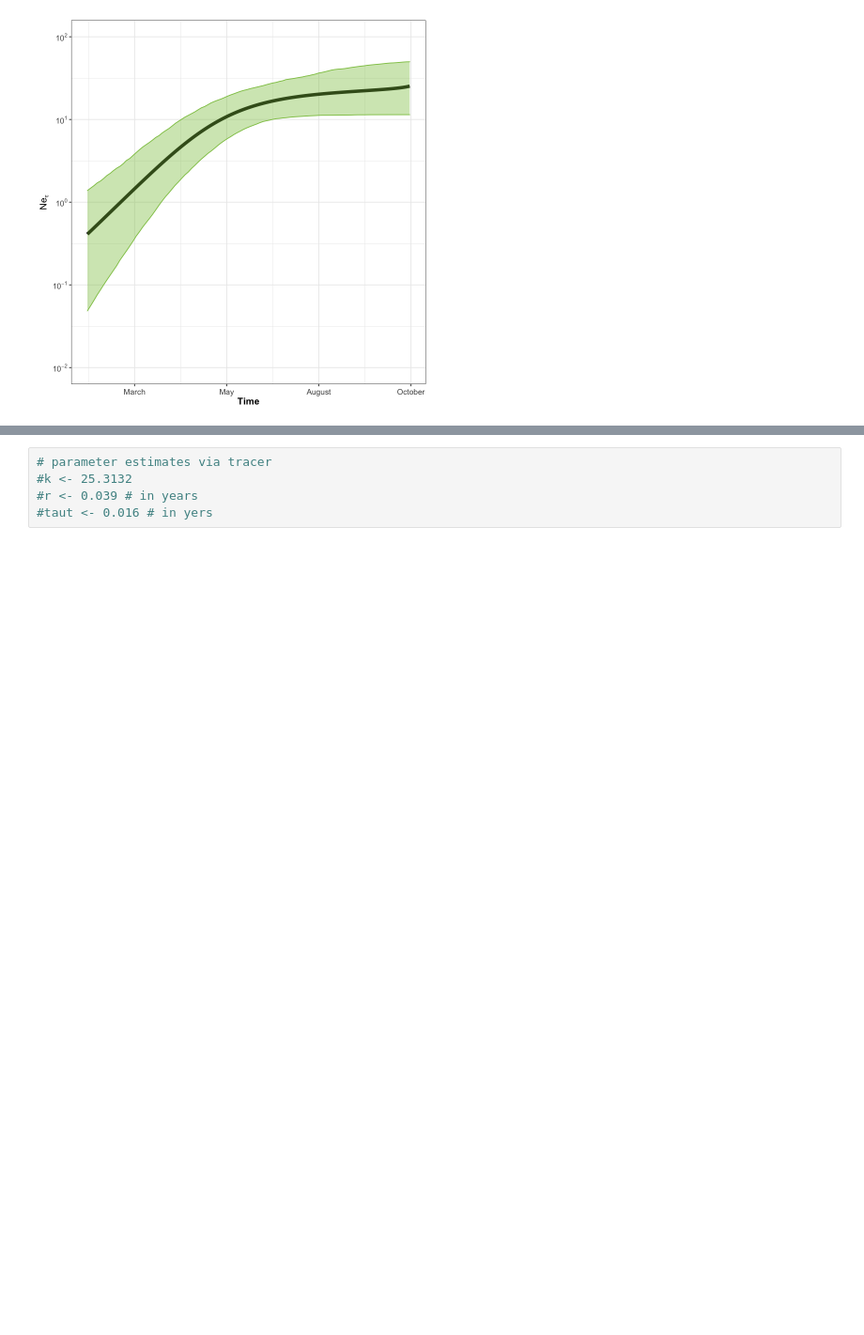
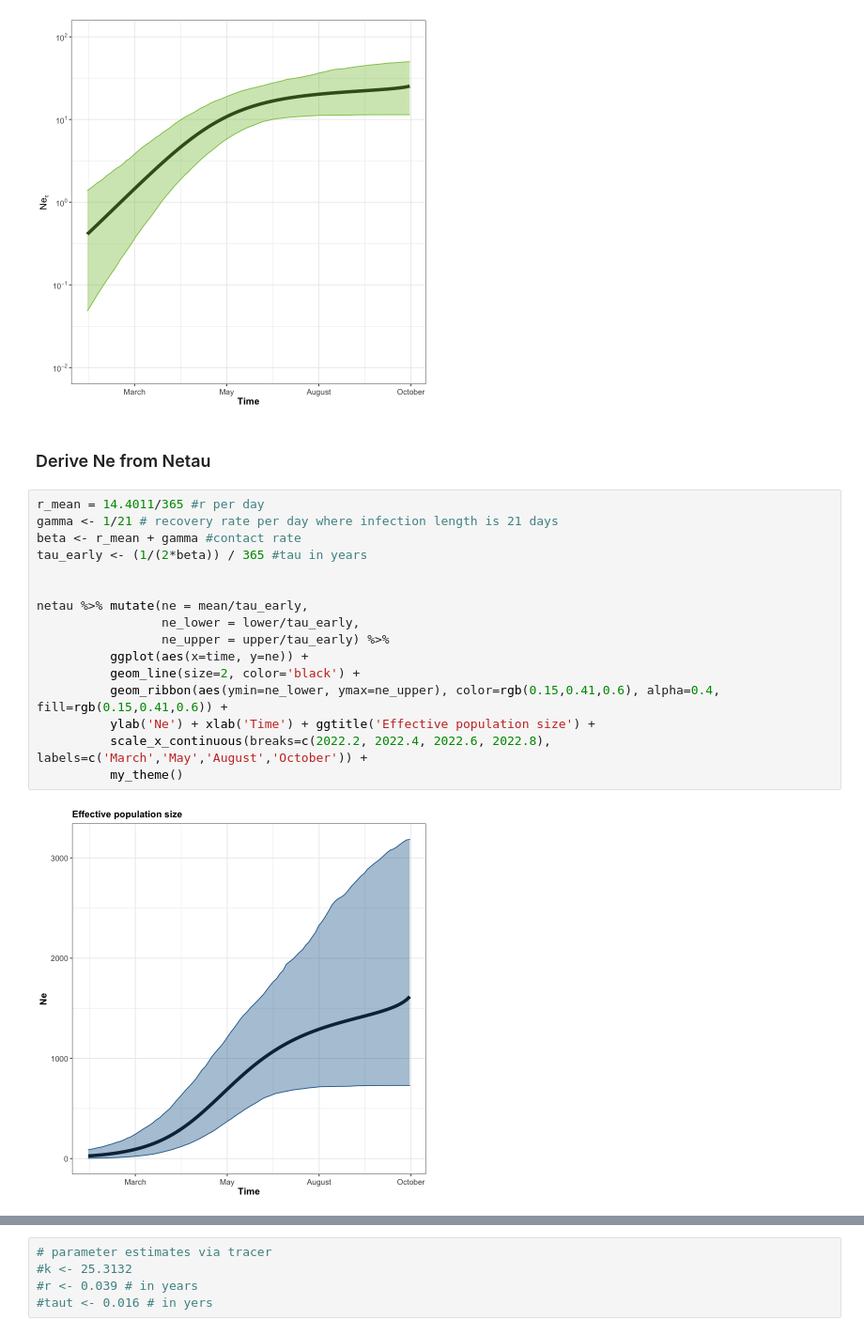
Before and after one commit to blab/mpox-dynamics, a Jupyter notebook: scripts/netau.ipynb, the cells around one changed output, grey strips where cells are left out. Shown at 94% size. Drawn from its saved outputs; the diff is of its cells as text; blank space fills up the shorter version.

```diff
--- a/scripts/netau.ipynb
+++ b/scripts/netau.ipynb
@@ -50,4 +50,24 @@ netau %>% ggplot(aes(x=time, y=mean)) +
          my_theme()
 # %% [output]
 [figure]
+# %% [markdown]
+### Derive Ne from Netau
+# %%
+r_mean = 14.4011/365 #r per day
+gamma <- 1/21 # recovery rate per day where infection length is 21 days
+beta <- r_mean + gamma #contact rate
+tau_early <- (1/(2*beta)) / 365 #tau in years
+
+
+netau %>% mutate(ne = mean/tau_early,
+                 ne_lower = lower/tau_early,
+                 ne_upper = upper/tau_early) %>%
+          ggplot(aes(x=time, y=ne)) +
+          geom_line(size=2, color='black') +
+          geom_ribbon(aes(ymin=ne_lower, ymax=ne_upper), color=rgb(0.15,0.41,0.6), alpha=0.4, fill=rgb(0.15,0.41,0.6)) +
+          ylab('Ne') + xlab('Time') + ggtitle('Effective population size') +
+          scale_x_continuous(breaks=c(2022.2, 2022.4, 2022.6, 2022.8), labels=c('March','May','August','October')) +
+          my_theme()
+# %% [output]
+[figure, added]
 # %% [markdown]
```
Also changed, not shown: parts of 1 cell of this notebook, 2 other files.
